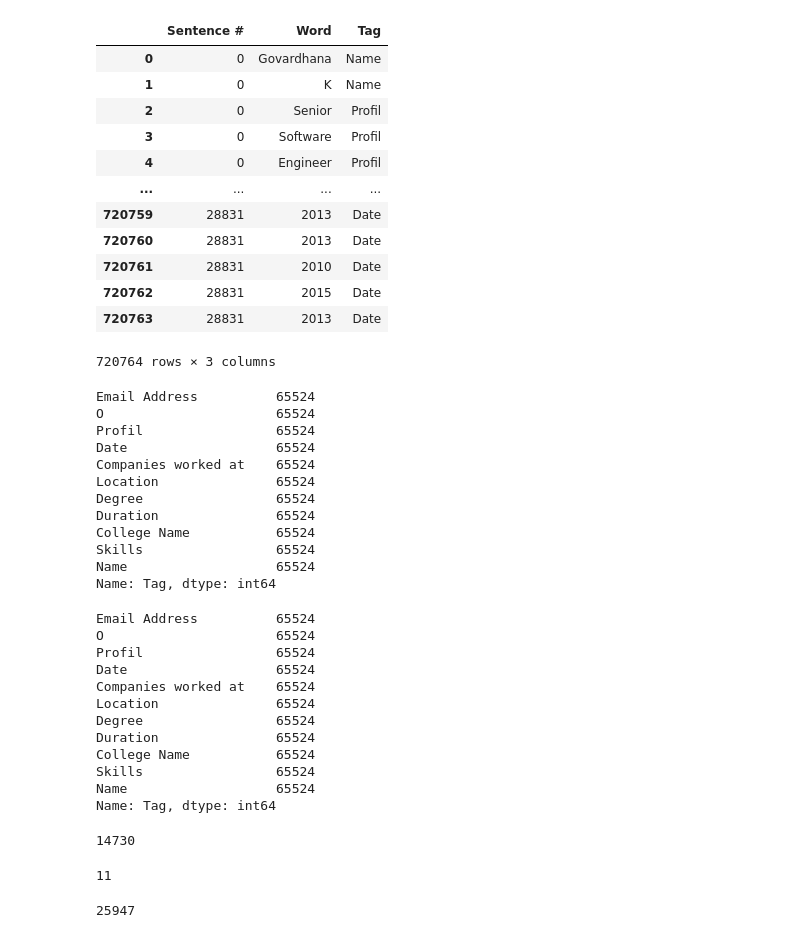
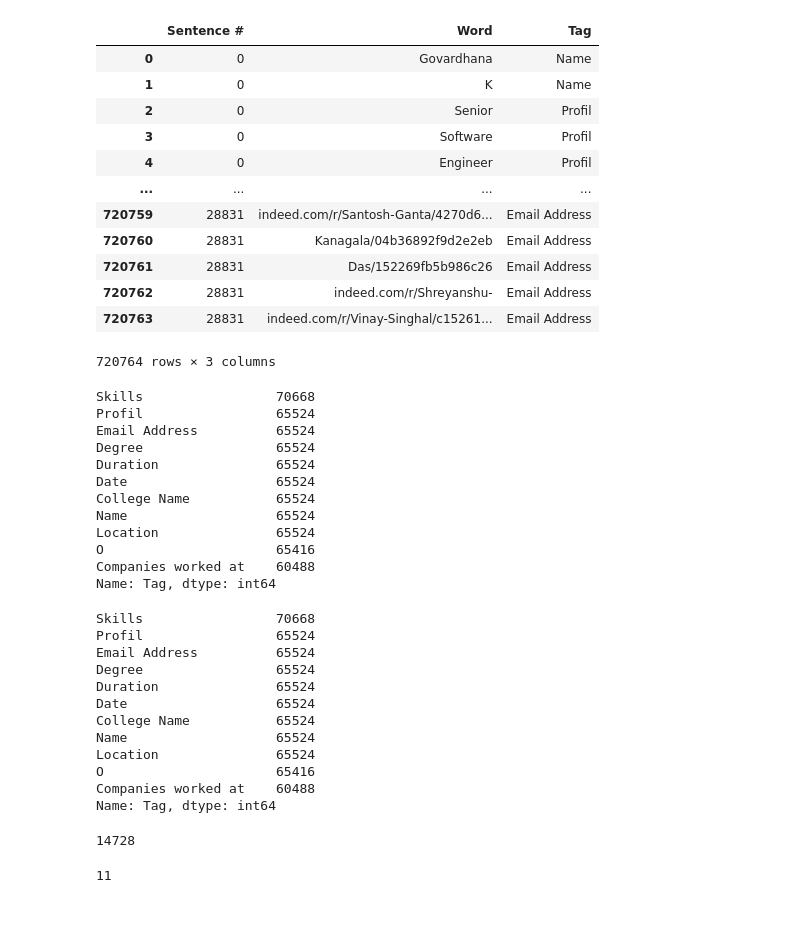
Before and after one commit to MyARMAI/cv_extractor, a Jupyter notebook: LSTM_NER.ipynb, the cells around one changed output. Saved outputs shown, nothing was run; the diff lists cells and outputs as text; code cells hidden in the pictures.

```diff
--- a/LSTM_NER.ipynb
+++ b/LSTM_NER.ipynb
@@ -4,39 +4,39 @@ import numpy as np
 import re
 
 import matplotlib as mpl
 import matplotlib.pyplot as plt
 %matplotlib inline
 mpl.rcParams['figure.figsize'] = (12, 10)
 
 colors = plt.rcParams['axes.prop_cycle'].by_key()['color']
 
 from sklearn_crfsuite.metrics import flat_classification_report
 from sklearn.metrics import f1_score
 
 pd.set_option('display.max_rows', 500)
 pd.set_option('display.max_columns', 500)
 pd.set_option('display.width', 1000)
 pd.set_option('display.max_colwidth', None)
 
 
-filepath = u"./data/resume_sentence_dataset_balanced.csv"
+filepath = u"./data/resume_sentence_dataset_balanced2.csv"
 
 data = pd.read_csv(filepath)
 data = data.dropna()
 data
 # %% [output]
 |  | Sentence # | Word | Tag |
 | 0 | 0 | Govardhana | Name |
 | 1 | 0 | K | Name |
 | 2 | 0 | Senior | Profil |
 | 3 | 0 | Software | Profil |
 | 4 | 0 | Engineer | Profil |
 | ... | ... | ... | ... |
-| 720759 | 28831 | 2013 | Date |
-| 720760 | 28831 | 2013 | Date |
-| 720761 | 28831 | 2010 | Date |
-| 720762 | 28831 | 2015 | Date |
-| 720763 | 28831 | 2013 | Date |
+| 720759 | 28831 | indeed.com/r/Santosh-Ganta/4270d6... | Email Address |
+| 720760 | 28831 | Kanagala/04b36892f9d2e2eb | Email Address |
+| 720761 | 28831 | Das/152269fb5b986c26 | Email Address |
+| 720762 | 28831 | indeed.com/r/Shreyanshu- | Email Address |
+| 720763 | 28831 | indeed.com/r/Vinay-Singhal/c15261... | Email Address |
 720764 rows × 3 columns
 # %%
 #change date tag to Date instead of 0
@@ -44,17 +44,17 @@ data
 # %%
 data["Tag"].value_counts()
 # %% [output]
+Skills                 70668
+Profil                 65524
 Email Address          65524
-O                      65524
-Profil                 65524
-Date                   65524
-Companies worked at    65524
-Location               65524
 Degree                 65524
 Duration               65524
+Date                   65524
 College Name           65524
-Skills                 65524
 Name                   65524
+Location               65524
+O                      65416
+Companies worked at    60488
 Name: Tag, dtype: int64
 # %%
 ## remove random O-Tag
@@ -69,24 +69,24 @@ drop_indices = np.random.choice(index, O_tagSize, replace=False)
 
 data["Tag"].value_counts()
 # %% [output]
+Skills                 70668
+Profil                 65524
 Email Address          65524
-O                      65524
-Profil                 65524
-Date                   65524
-Companies worked at    65524
-Location               65524
 Degree                 65524
 Duration               65524
+Date                   65524
 College Name           65524
-Skills                 65524
 Name                   65524
+Location               65524
+O                      65416
+Companies worked at    60488
 Name: Tag, dtype: int64
 # %%
 words = list(set(data["Word"].values))
 words.append("ENDPAD")
 n_words = len(words); n_words
 # %% [output]
-14730
+14728
 # %%
 tags = list(set(data["Tag"].values))
 n_tags = len(tags); n_tags
@@ -143,6 +142,3 @@ y = [to_categorical(i, num_classes=n_tags) for i in y]
 from sklearn.model_selection import train_test_split
 
 X_tr, X_te, y_tr, y_te = train_test_split(X, y, test_size=0.1)
-len(y_tr)
-# %% [output]
-25947
```
Also changed, not shown: parts of 15 cells of this notebook, 12 other files.
